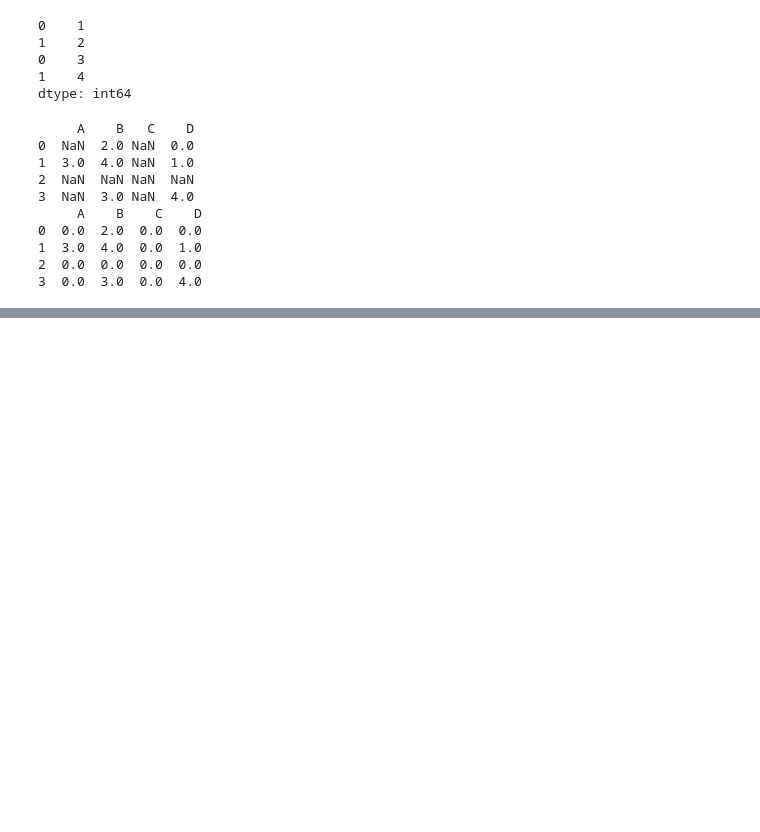
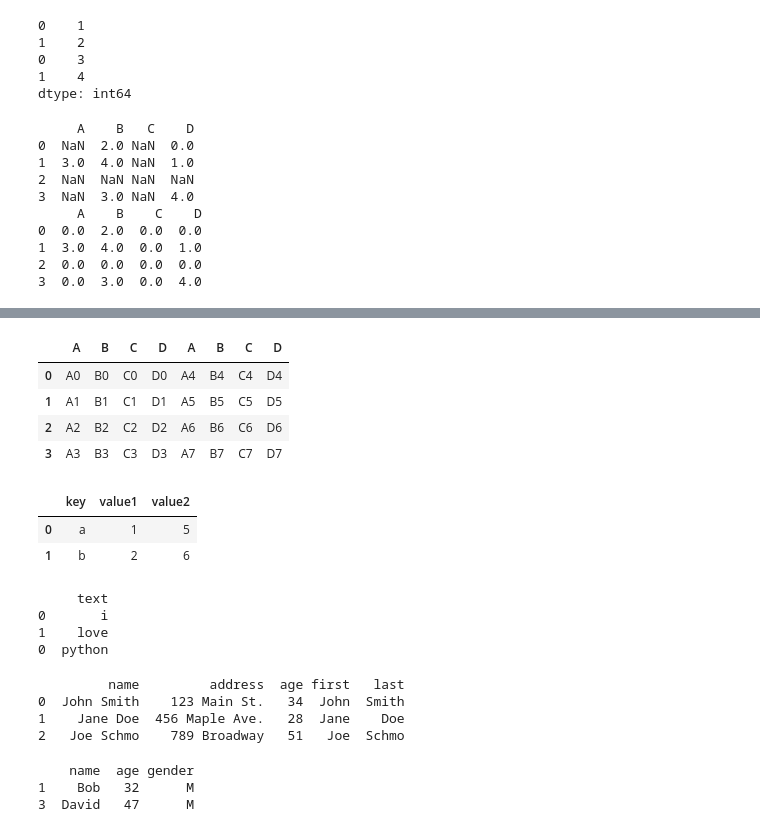
Before and after one commit to Sinrez/PythonProjects, a Jupyter notebook: regex_and_examples_python.ipynb, the cells around one changed output, grey strips where cells are left out. Cells and saved outputs as stored; diff of their text form; code cells hidden in the pictures; blank space fills up the shorter version.

```diff
--- a/regex_and_examples_python.ipynb
+++ b/regex_and_examples_python.ipynb
@@ -206,0 +337,68 @@ print(df1)
+# %%
+import pandas as pd
+
+result = pd.concat([df1, df2], axis=1)
+result
+# %% [output]
+|  | A | B | C | D | A | B | C | D |
+| 0 | A0 | B0 | C0 | D0 | A4 | B4 | C4 | D4 |
+| 1 | A1 | B1 | C1 | D1 | A5 | B5 | C5 | D5 |
+| 2 | A2 | B2 | C2 | D2 | A6 | B6 | C6 | D6 |
+| 3 | A3 | B3 | C3 | D3 | A7 | B7 | C7 | D7 |
+# %%
+df1 = pd.DataFrame({'key': ['a', 'b', 'c', 'd'], 'value1': [1, 2, 3, 4]})
+df2 = pd.DataFrame({'key': ['a', 'b', 'e', 'f'], 'value2': [5, 6, 7, 8]})
+df1.merge(df2, on='key') # объединение по ключу с помощью метода merge
+# %% [output]
+|  | key | value1 | value2 |
+| 0 | a | 1 | 5 |
+| 1 | b | 2 | 6 |
+# %%
+# преобразование строк в словари
+dict1 = eval("{'text': ['i', 'love']}")
+dict2 = eval("{'text': ['python']}")
+
+# преобразование словаря в DataFrame
+import pandas as pd
+df1 = pd.DataFrame(dict1)
+df2 = pd.DataFrame(dict2)
+
+# вывод результата
+print(pd.concat([df1, df2], axis=0))
+# %% [output]
+     text
+0       i
+1    love
+0  python
+# %%
+import pandas as pd
+
+df = pd.DataFrame({'name': ['John Smith','Jane Doe','Joe Schmo'],
+                   'address': ['123 Main St.','456 Maple Ave.','789 Broadway'],
+                   'age':[34,28,51]})
+
+df[['first','last']] = df['name'].str.split(expand=True)
+
+print(df)
+# %% [output]
+         name         address  age first   last
+0  John Smith    123 Main St.   34  John  Smith
+1    Jane Doe  456 Maple Ave.   28  Jane    Doe
+2   Joe Schmo    789 Broadway   51   Joe  Schmo
+# %%
+import pandas as pd
+
+# Создаем DataFrame
+df = pd.DataFrame({'name': ['Alice', 'Bob', 'Charlie', 'David'],
+                   'age': [25, 32, 18, 47],
+                   'gender': ['F', 'M', 'M', 'M']})
+
+# Фильтруем DataFrame по столбцу age
+df_filtered = df.query('age > 30')
+
+# Выводим отфильтрованный DataFrame
+print(df_filtered)
+# %% [output]
+    name  age gender
+1    Bob   32      M
+3  David   47      M
```
Also changed, not shown: parts of 8 cells of this notebook.
